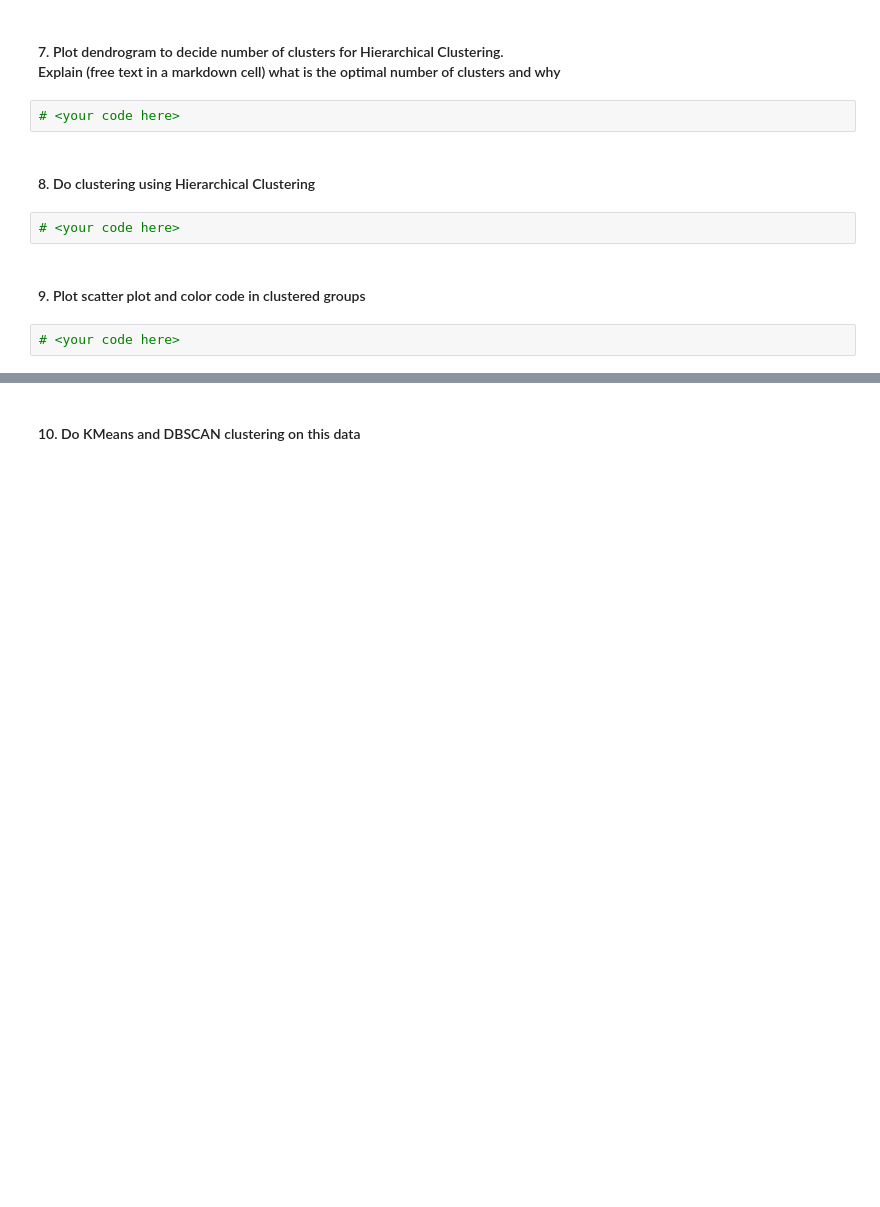
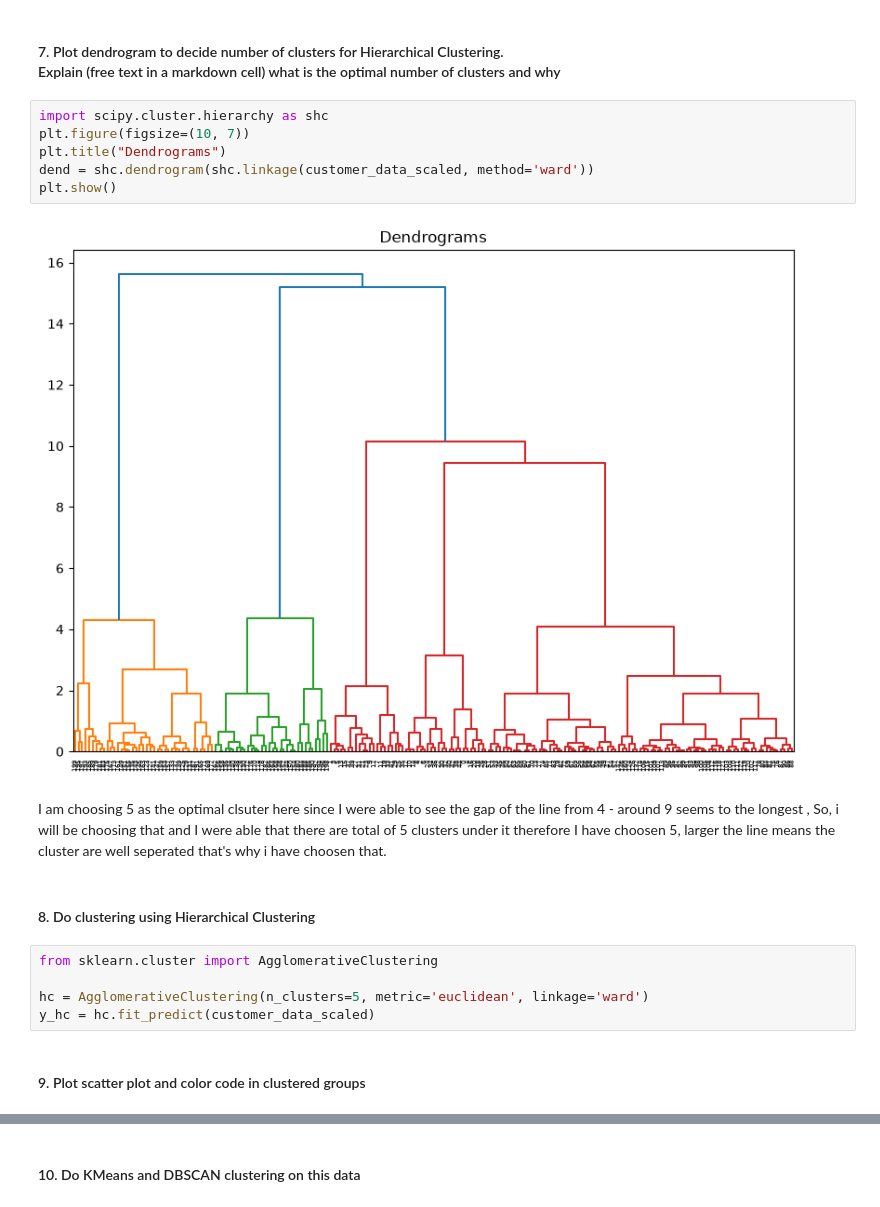
Before and after one commit to RidhanPar/Accenture_Bootcamp, a Jupyter notebook: Day 4/Day4_practice.ipynb, the cells around one changed output, grey strips where cells are left out. Saved outputs shown, nothing was run; the diff lists cells and outputs as text; blank space fills up the shorter version.

```diff
--- a/Day 4/Day4_practice.ipynb
+++ b/Day 4/Day4_practice.ipynb
@@ -54,12 +140,21 @@ customer_data.describe()
 # %% [markdown]
 #### 7. Plot dendrogram to decide number of clusters for Hierarchical Clustering. <br> Explain (free text in a markdown cell) what is the optimal number of clusters and why
-# %%
-# <your code here>
+# %%
+import scipy.cluster.hierarchy as shc
+plt.figure(figsize=(10, 7))
+plt.title("Dendrograms")
+dend = shc.dendrogram(shc.linkage(customer_data_scaled, method='ward'))
+plt.show()
+# %% [output]
+[figure, added]
+# %% [markdown]
+I am choosing 5 as the optimal clsuter here since I were able to see the gap of the line from 4 - around 9 seems to the longest , So, i will be choosing that and I were able that there are total of 5 clusters under it therefore I have choosen 5, larger the line means the cluster are well seperated that's why i have choosen that.
 # %% [markdown]
 #### 8. Do clustering using Hierarchical Clustering
-# %%
-# <your code here>
+# %%
+from sklearn.cluster import AgglomerativeClustering
+
+hc = AgglomerativeClustering(n_clusters=5, metric='euclidean', linkage='ward')
+y_hc = hc.fit_predict(customer_data_scaled)
 # %% [markdown]
 #### 9. Plot scatter plot and color code in clustered groups
-# %%
-# <your code here>
```
Also changed, not shown: parts of 68 cells of this notebook.
